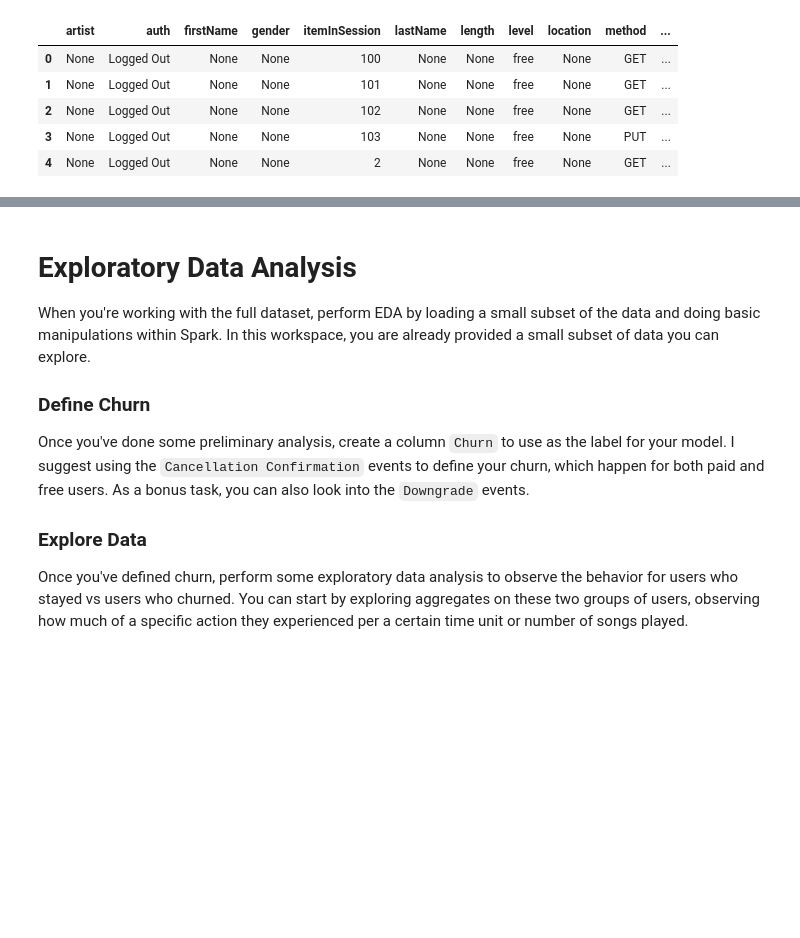
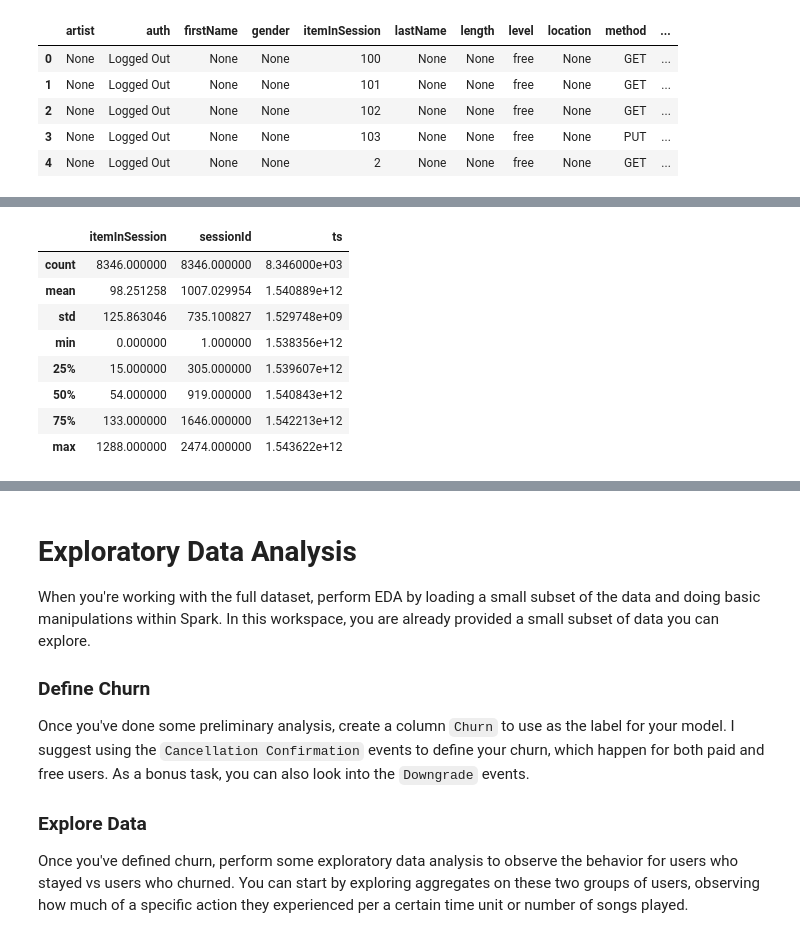
Before and after one commit to chengjiecui/spark_demo, a Jupyter notebook: Sparkify.ipynb, the cells around one changed output, grey strips where cells are left out. Cells and saved outputs as stored; diff of their text form; code cells hidden in the pictures; blank space fills up the shorter version.

```diff
--- a/Sparkify.ipynb
+++ b/Sparkify.ipynb
@@ -172,3 +196,7 @@ pd_df = df.filter((df.firstName.isNull())).toPandas()
+# %%
+# investigate on those 8346 rows without userId
+# save the rows to a Pandas DataFrame
+pd_df = df.filter((df.userId.isNull())).toPandas()
 # %%
 pd_df.head()
 # %% [output]
@@ -200 +228,13 @@ dtypes: int64(4), object(14)
 memory usage: 1.1+ MB
+# %%
+pd_df.describe()
+# %% [output]
+|  | itemInSession | sessionId | ts |
+| count | 8346.000000 | 8346.000000 | 8.346000e+03 |
+| mean | 98.251258 | 1007.029954 | 1.540889e+12 |
+| std | 125.863046 | 735.100827 | 1.529748e+09 |
+| min | 0.000000 | 1.000000 | 1.538356e+12 |
+| 25% | 15.000000 | 305.000000 | 1.539607e+12 |
+| 50% | 54.000000 | 919.000000 | 1.540843e+12 |
+| 75% | 133.000000 | 1646.000000 | 1.542213e+12 |
+| max | 1288.000000 | 2474.000000 | 1.543622e+12 |
```
Also changed, not shown: parts of 18 cells of this notebook.
